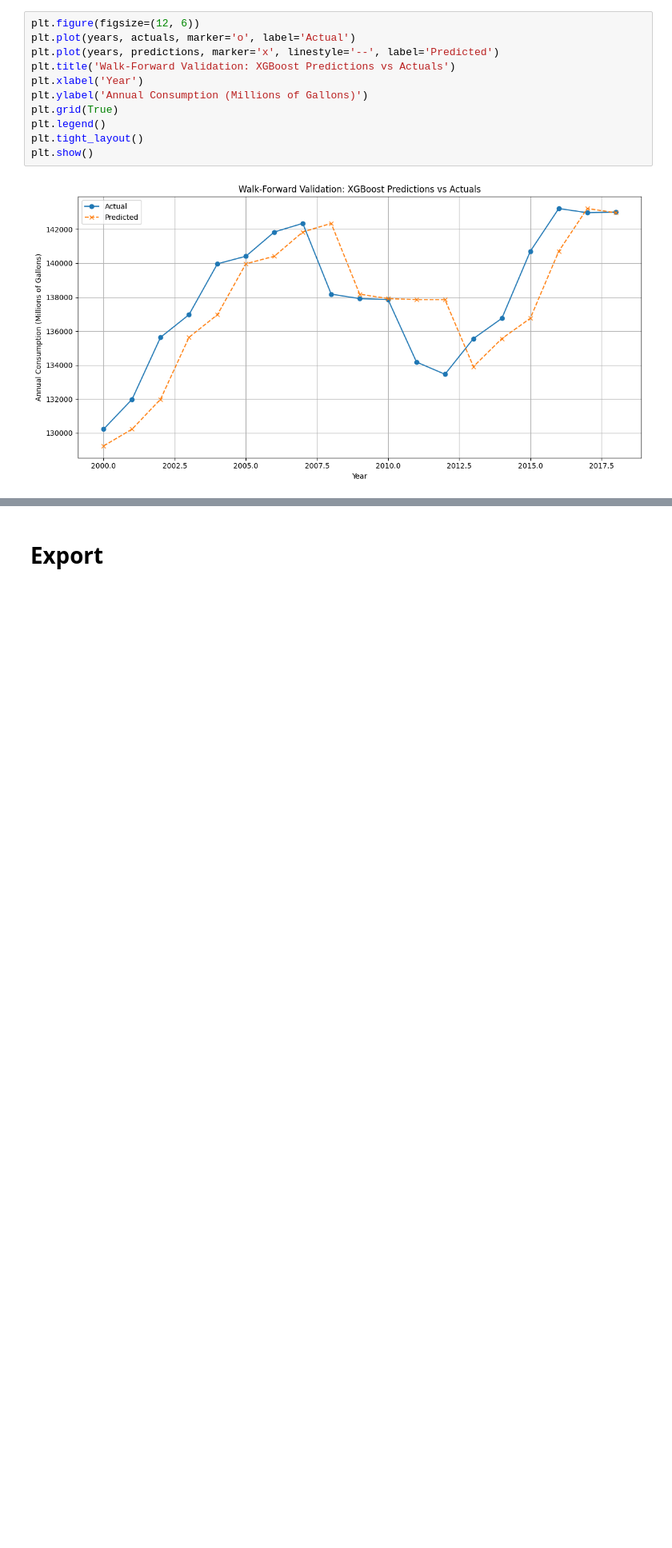
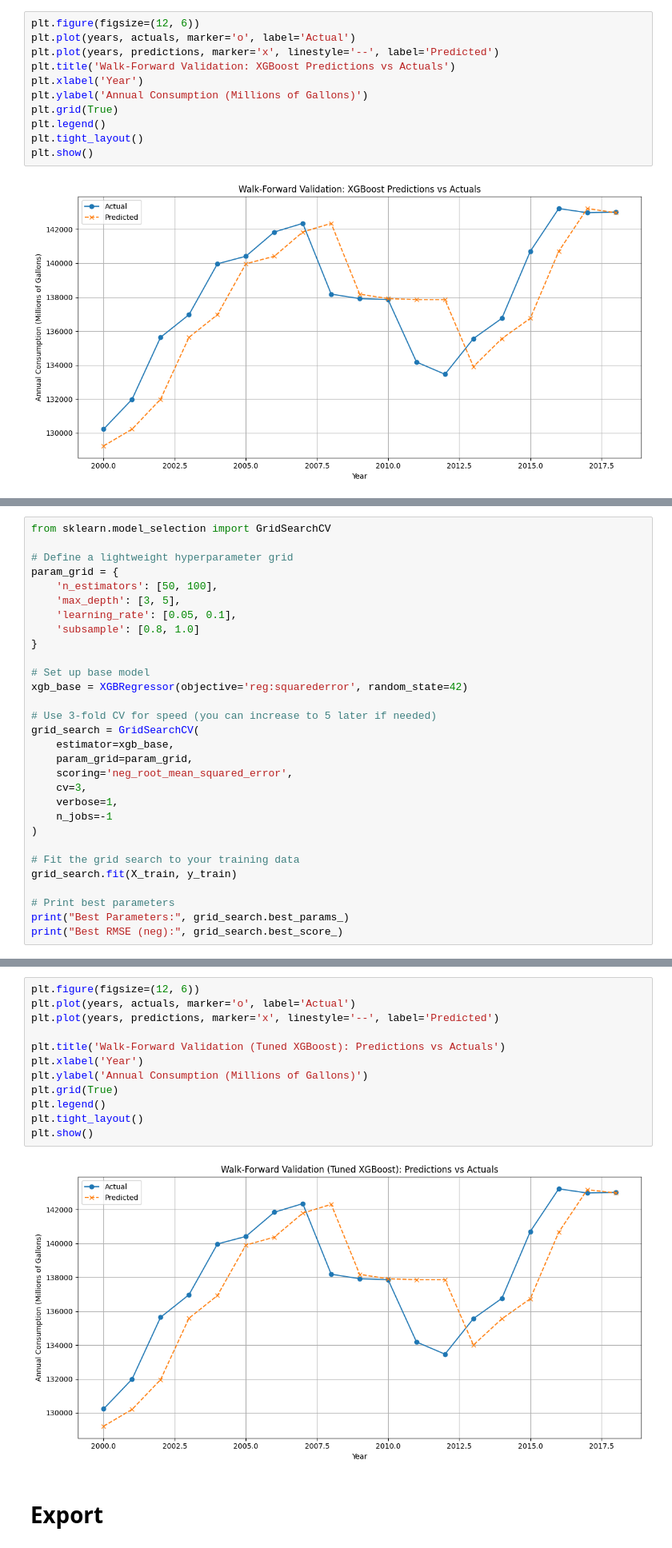
Before and after one commit to nikolasleeb/INFO523_FinalProject, a Jupyter notebook: FEVRC_Analysis/FEVRC_Notebook(17-19).ipynb, the cells around one changed output, grey strips where cells are left out. Shown: that part at 80% size. Drawn from its saved outputs; the diff is of its cells as text; blank space fills up the shorter version.

Commit message:
implemente lightweight gridsearch in FEVRC notebooks

```diff
--- a/FEVRC_Analysis/FEVRC_Notebook(17-19).ipynb
+++ b/FEVRC_Analysis/FEVRC_Notebook(17-19).ipynb
@@ -466,0 +469,30 @@ plt.show()
+# %%
+from sklearn.model_selection import GridSearchCV
+
+# Define a lightweight hyperparameter grid
+param_grid = {
+    'n_estimators': [50, 100],
+    'max_depth': [3, 5],
+    'learning_rate': [0.05, 0.1],
+    'subsample': [0.8, 1.0]
+}
+
+# Set up base model
+xgb_base = XGBRegressor(objective='reg:squarederror', random_state=42)
+
+# Use 3-fold CV for speed (you can increase to 5 later if needed)
+grid_search = GridSearchCV(
+    estimator=xgb_base,
+    param_grid=param_grid,
+    scoring='neg_root_mean_squared_error',
+    cv=3,
+    verbose=1,
+    n_jobs=-1
+)
+
+# Fit the grid search to your training data
+grid_search.fit(X_train, y_train)
+
+# Print best parameters
+print("Best Parameters:", grid_search.best_params_)
+print("Best RMSE (neg):", grid_search.best_score_)
@@ -467,3 +554,17 @@ plt.show()
+# %%
+plt.figure(figsize=(12, 6))
+plt.plot(years, actuals, marker='o', label='Actual')
+plt.plot(years, predictions, marker='x', linestyle='--', label='Predicted')
+
+plt.title('Walk-Forward Validation (Tuned XGBoost): Predictions vs Actuals')
+plt.xlabel('Year')
+plt.ylabel('Annual Consumption (Millions of Gallons)')
+plt.grid(True)
+plt.legend()
+plt.tight_layout()
+plt.show()
+# %% [output]
+[figure, added]
 # %% [markdown]
 # Export
 # %%
```
Also changed, not shown: parts of 3 cells of this notebook, 1 other file.
